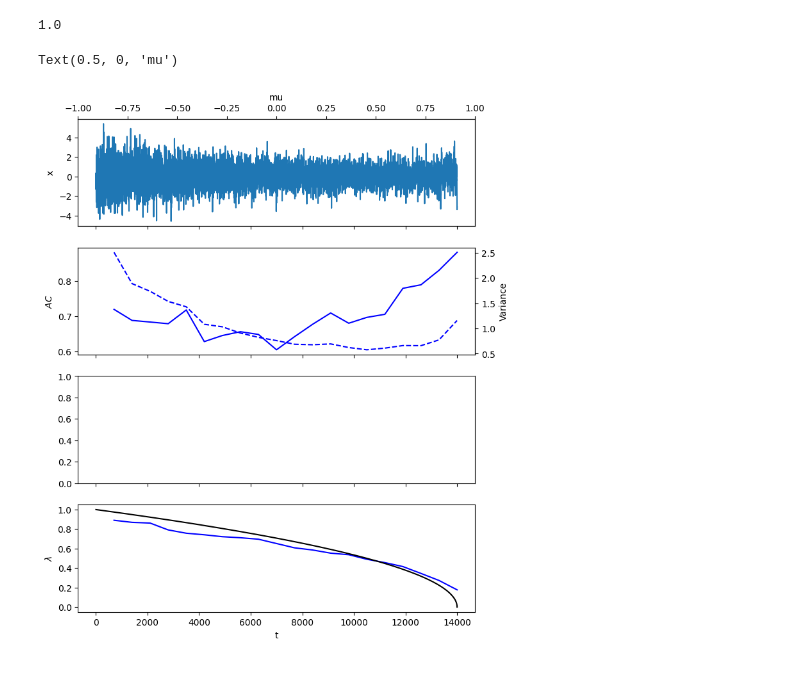
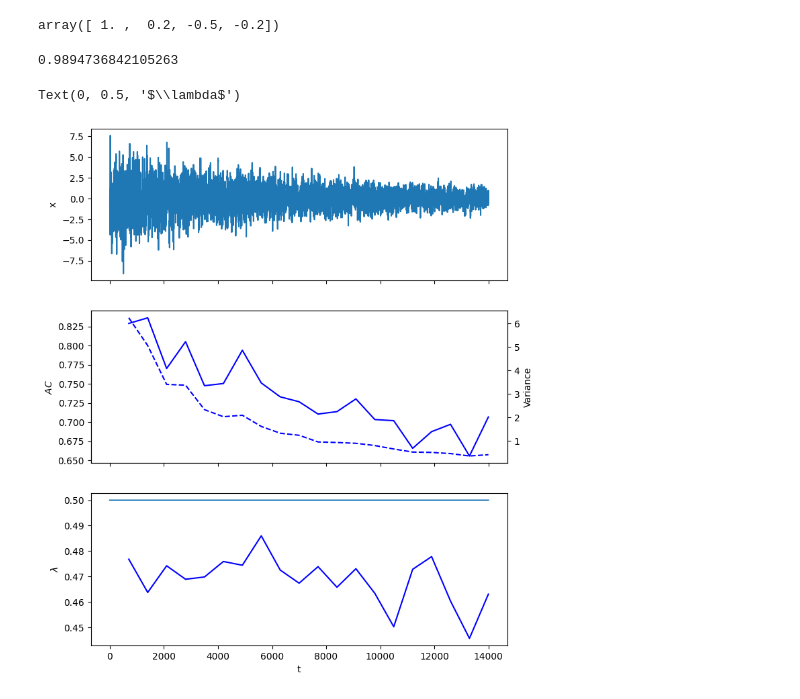
Before and after one commit to j-dichgans/Bachelor-Thesis, a Jupyter notebook: reimp_comparison_ind_morr_v1.ipynb, the cells around one changed output. Drawn from its saved outputs; the diff is of its cells as text; code cells hidden in the pictures.

```diff
--- a/reimp_comparison_ind_morr_v1.ipynb
+++ b/reimp_comparison_ind_morr_v1.ipynb
@@ -31,8 +31,8 @@ np.random.seed(4)
 a = np.random.uniform(0.5,4,4)
 k0,kT,th0,thT = np.random.uniform(0.5,4,4)
 # %%
-l0 = 1
-k0, kT, th0, thT = 3.2, 2.1, 1, 3.5
+l0 = 0.5
+k0, kT, th0, thT = 3.2, 2.3, 1, 3.7
 # %%
 #simulate sample paths with euler method with decreasing ls
 n_steps = T*n_steps_per_unit_time
@@ -86,6 +86,11 @@ def get_ar(x):
     for i in tqdm.trange(n_windows):
         ar[i] = statsmodels.tsa.stattools.acf(statsmodels.tsa.tsatools.detrend(x[i*window_length:(i+1)*window_length],order=2))[1]
     return ar
+# %%
+a = np.array([0,1,4,3])
+statsmodels.tsa.stattools.acf(a)
+# %% [output]
+array([ 1. ,  0.2, -0.5, -0.2])
 # %%
 #ls version without convolution
 
@@ -127,40 +132,36 @@ ls_xs = get_ls_k(xs_filtered,us_filtered)
 # %%
 kendalltau(np.arange(n_windows),-ls_xs)[0]
 # %% [output]
-1.0
+0.9894736842105263
 # %%
 #why is lambda estimation so far from true lambda?, how to choose fs in ls method?
 
-fig,axs = plt.subplots(nrows=4,ncols=1,sharex=True,figsize=(8,10))
+fig,axs = plt.subplots(nrows=3,ncols=1,sharex=True,figsize=(8,10))
 
 axs[0].plot(ts,xs_filtered)
 
 
 axs[1].plot(ts[window_length::window_length],ar_xs,color="blue")
 ax1_var = axs[1].twinx()
 ax1_var.plot(ts[window_length::window_length],var_xs,color="blue",linestyle="--")
 
 
 
 
 axs[0].set_ylabel("x")
 axs[1].set_ylabel(r"$AC$")
 ax1_var.set_ylabel(r"Variance")
 
 
 
-axs[3].set_xlabel("t")
-axs[3].plot(ts[window_length::window_length],ls_xs,color="blue")
-axs[3].plot(ts,ls(ts,l0),color="black")
-axs[3].set_ylabel(r"$\lambda$")
-
-
-ax_0 = axs[0].twiny()
-ax_0.set_xlim(-1,1)
-ax_0.set_xlabel("mu")
+axs[2].set_xlabel("t")
+axs[2].plot(ts[window_length::window_length],ls_xs,color="blue")
+# axs[2].plot(ts,ls(ts,l0),color="black")
+axs[2].plot(ts,l0*np.ones(T+1))
+axs[2].set_ylabel(r"$\lambda$")
 # %% [output]
-Text(0.5, 0, 'mu')
+Text(0, 0.5, '$\\lambda$')
-[figure, old version]
+[figure, new version]
 # %%
 #implement ROC curve and AUC
 #steps:
```
Also changed, not shown: 2 other files.
